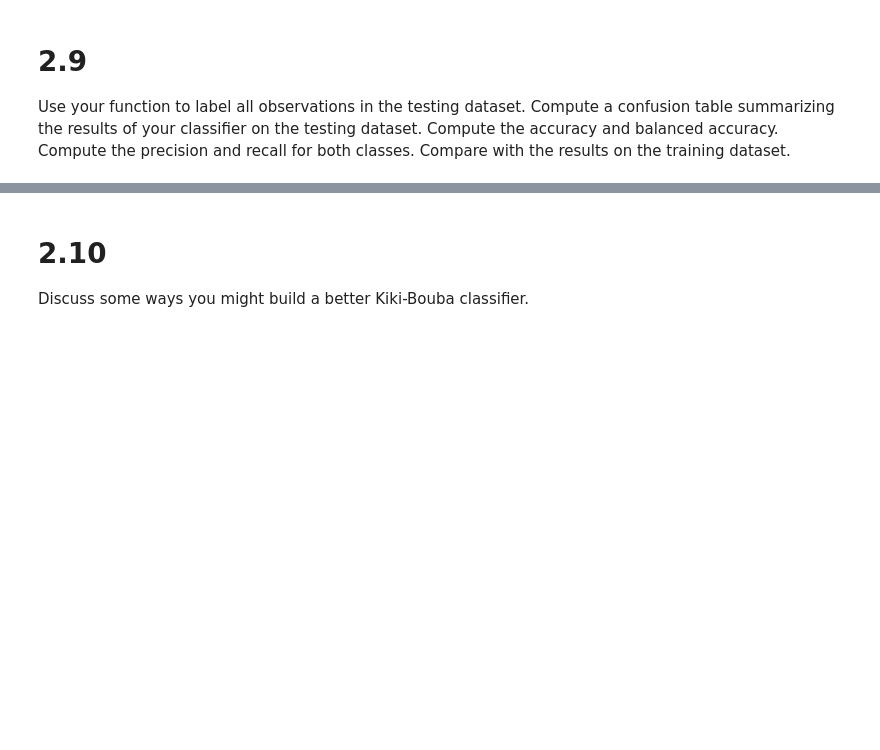
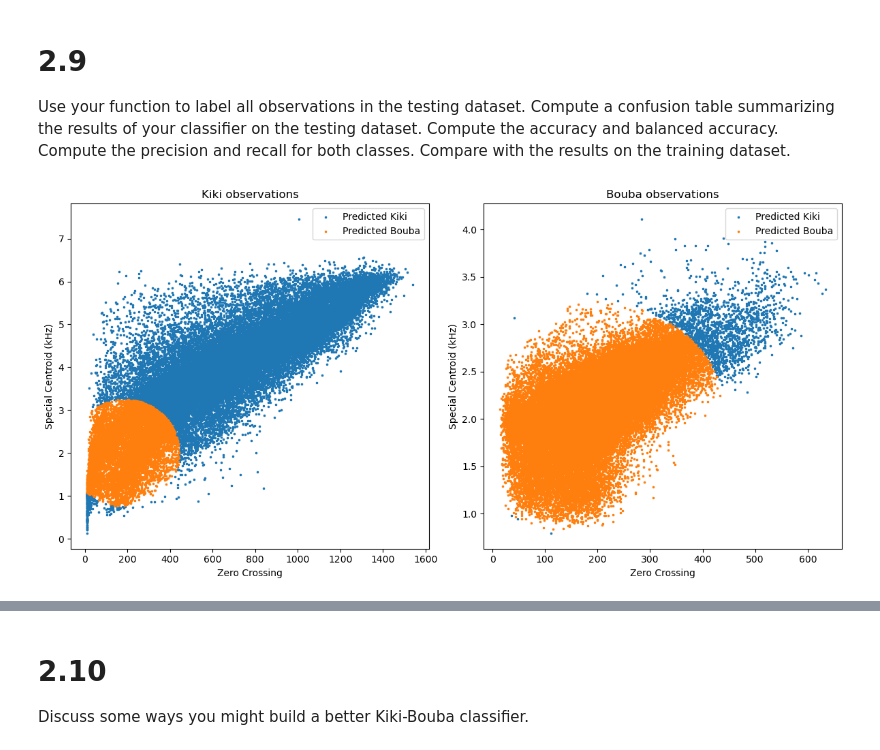
Before and after one commit to Charles0510/musicInformatics-DT2470, a Jupyter notebook: Lab/Lab2/DT2470_lab02.ipynb, the cells around one changed output, grey strips where cells are left out. Cells and saved outputs as stored; diff of their text form; code cells hidden in the pictures; blank space fills up the shorter version.

```diff
--- a/Lab/Lab2/DT2470_lab02.ipynb
+++ b/Lab/Lab2/DT2470_lab02.ipynb
@@ -563,0 +530,42 @@ Use your function to label all observations in the testing dataset. Compute a co
+# %%
+# add your code below
+
+means = np.zeros((2, 2))
+stds = np.zeros((2, 2))
+for i in range(2):
+    for j in range(2):
+        means[i, j] = np.mean(X_test[y_test == i, j])
+        stds[i, j] = np.std(X_test[y_test == i, j], ddof=1)
+
+y_pred = predict(X_test, means, stds, [prior_k, prior_b])
+
+colors = ['red', 'blue']
+plt.figure(figsize=(12, 6))
+plt.subplot(1, 2, 1)
+plt.scatter(X_test[np.all([y_test == 0, y_pred == 0], axis=0), 0],
+            X_test[np.all([y_test == 0, y_pred == 0], axis=0), 1],
+            label='Predicted Kiki', marker='x', s=3)
+plt.scatter(X_test[np.all([y_test == 0, y_pred == 1], axis=0), 0],
+            X_test[np.all([y_test == 0, y_pred == 1], axis=0), 1],
+            label='Predicted Bouba', marker='x', s=3)
+plt.legend()
+plt.xlabel(features[0])
+plt.ylabel(features[1])
+plt.title(f'{classes[0]} observations')
+
+plt.subplot(1, 2, 2)
+plt.scatter(X_test[np.all([y_test == 1, y_pred == 0], axis=0), 0],
+            X_test[np.all([y_test == 1, y_pred == 0], axis=0), 1],
+            label='Predicted Kiki', marker='x', s=3)
+plt.scatter(X_test[np.all([y_test == 1, y_pred == 1], axis=0), 0],
+            X_test[np.all([y_test == 1, y_pred == 1], axis=0), 1],
+            label='Predicted Bouba', marker='x', s=3)
+plt.legend()
+plt.xlabel(features[0])
+plt.ylabel(features[1])
+plt.title(f'{classes[1]} observations')
+
+plt.tight_layout()
+plt.show()
+# %% [output]
+[figure, added]
```
Also changed, not shown: parts of 19 cells of this notebook.
